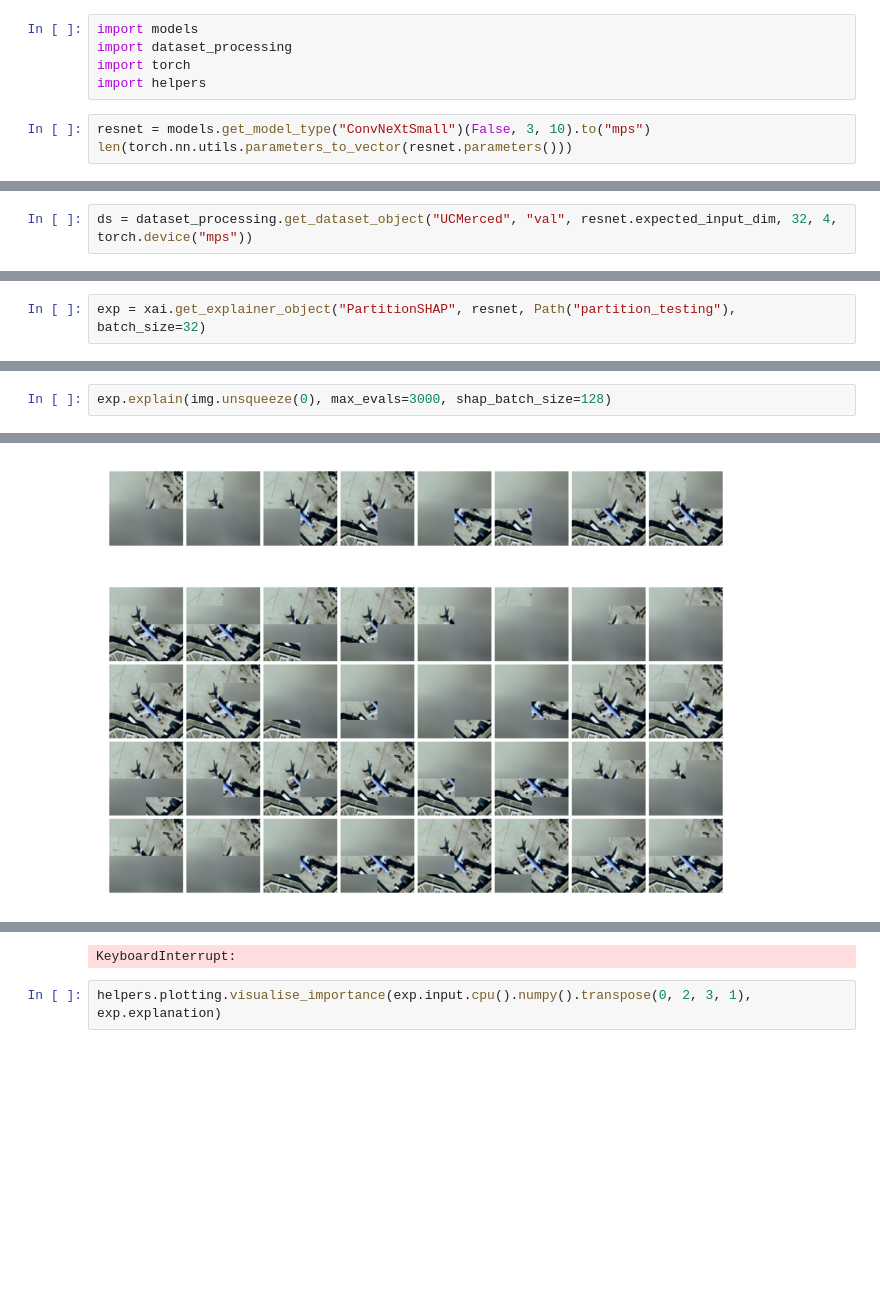
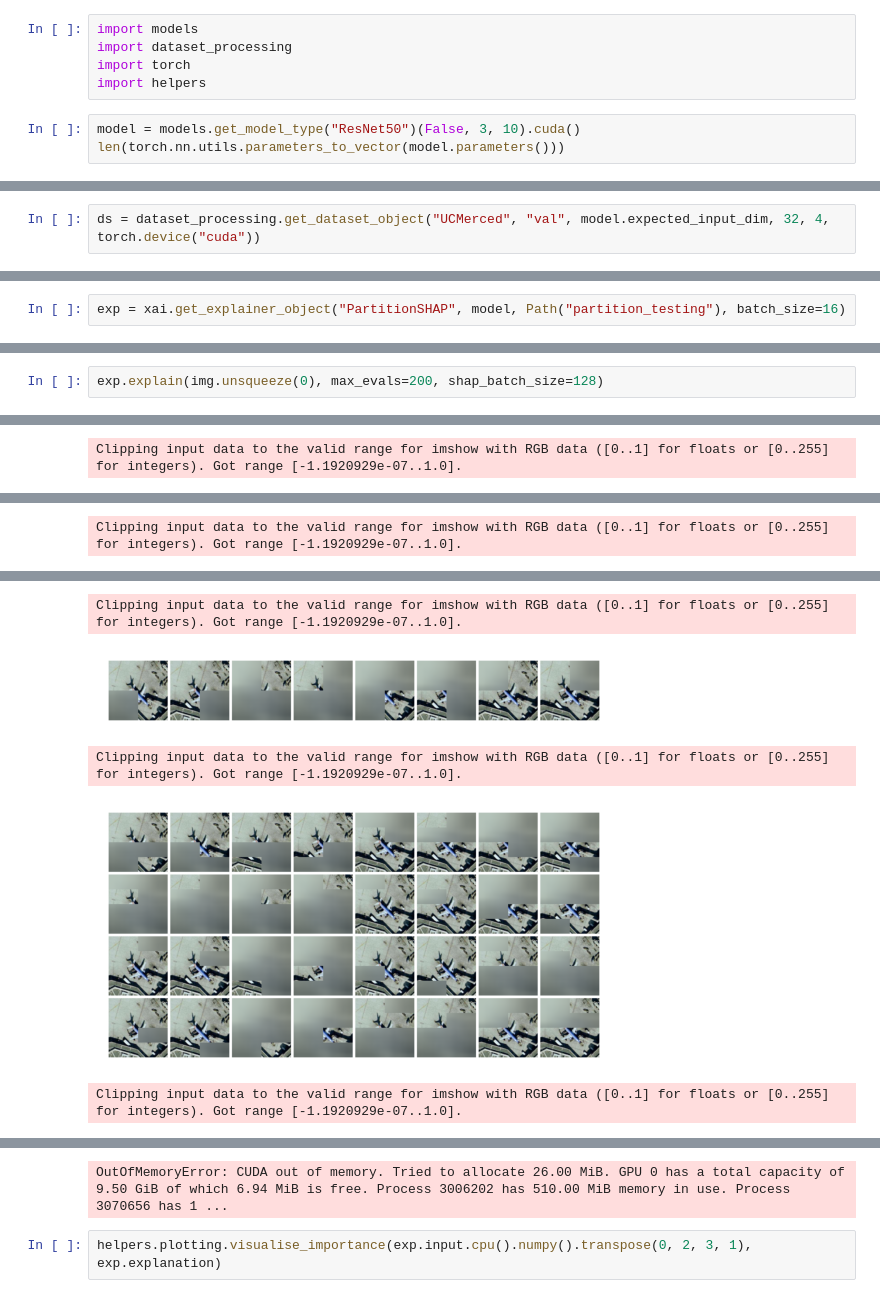
Before and after one commit to tameTNT/evaluating-xai-remote-sensing, a Jupyter notebook: notebooks/visualise_PartitionSHAP_process.ipynb, the cells around one changed output, grey strips where cells are left out. Cells and saved outputs as stored; diff of their text form; blank space fills up the shorter version.

```diff
--- a/notebooks/visualise_PartitionSHAP_process.ipynb
+++ b/notebooks/visualise_PartitionSHAP_process.ipynb
@@ -8,6 +12,6 @@ import dataset_processing
 import torch
 import helpers
 # %%
-resnet = models.get_model_type("ConvNeXtSmall")(False, 3, 10).to("mps")
-len(torch.nn.utils.parameters_to_vector(resnet.parameters()))
+model = models.get_model_type("ResNet50")(False, 3, 10).cuda()
+len(torch.nn.utils.parameters_to_vector(model.parameters()))
 # %% [output]
@@ -15,2 +39,2 @@ KeyboardInterrupt:
 # %%
-ds = dataset_processing.get_dataset_object("UCMerced", "val", resnet.expected_input_dim, 32, 4, torch.device("mps"))
+ds = dataset_processing.get_dataset_object("UCMerced", "val", model.expected_input_dim, 32, 4, torch.device("cuda"))
@@ -25,5 +43,5 @@ importlib.reload(helpers.plotting)
 # %%
-exp = xai.get_explainer_object("PartitionSHAP", resnet, Path("partition_testing"), batch_size=32)
+exp = xai.get_explainer_object("PartitionSHAP", model, Path("partition_testing"), batch_size=16)
 # %%
 img = ds[23]["image"]
 helpers.plotting.show_image(img, final_fig_size=(2, 2))
@@ -31,4 +50,4 @@ helpers.plotting.show_image(img, final_fig_size=(2, 2))
 [figure]
 # %%
-exp.explain(img.unsqueeze(0), max_evals=3000, shap_batch_size=128)
+exp.explain(img.unsqueeze(0), max_evals=200, shap_batch_size=128)
 # %% [output]
@@ -35,0 +55 @@ exp.explain(img.unsqueeze(0), max_evals=3000, shap_batch_size=128)
+Clipping input data to the valid range for imshow with RGB data ([0..1] for floats or [0..255] for integers). Got range [-1.1920929e-07..1.0].
@@ -37,3 +57,7 @@ exp.explain(img.unsqueeze(0), max_evals=3000, shap_batch_size=128)
+Clipping input data to the valid range for imshow with RGB data ([0..1] for floats or [0..255] for integers). Got range [-1.1920929e-07..1.0].
 [figure]
+Clipping input data to the valid range for imshow with RGB data ([0..1] for floats or [0..255] for integers). Got range [-1.1920929e-07..1.0].
-[figure, old version]
+[figure, new version]
+Clipping input data to the valid range for imshow with RGB data ([0..1] for floats or [0..255] for integers). Got range [-1.1920929e-07..1.0].
-[figure, old version]
+[figure, new version]
+Clipping input data to the valid range for imshow with RGB data ([0..1] for floats or [0..255] for integers). Got range [-1.1920929e-07..1.0].
@@ -41,4 +65,4 @@ exp.explain(img.unsqueeze(0), max_evals=3000, shap_batch_size=128)
-KeyboardInterrupt:
+OutOfMemoryError: CUDA out of memory. Tried to allocate 26.00 MiB. GPU 0 has a total capacity of 9.50 GiB of which 6.94 MiB is free. Process 3006202 has 510.00 MiB memory in use. Process 3070656 has 1 ...
 # %%
 helpers.plotting.visualise_importance(exp.input.cpu().numpy().transpose(0, 2, 3, 1), exp.explanation)
 # %% [output]
```
Also changed, not shown: parts of 10 cells of this notebook.
